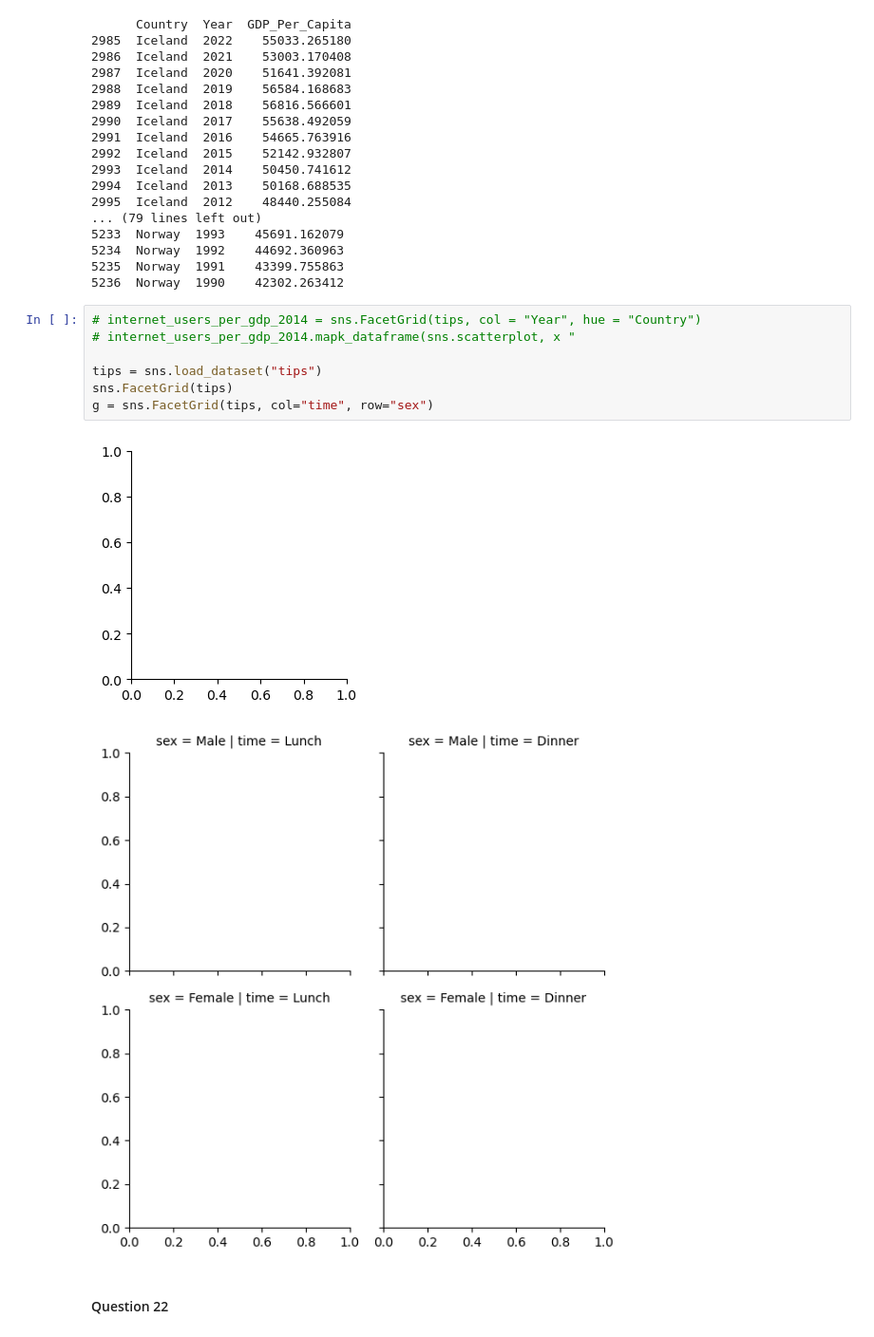
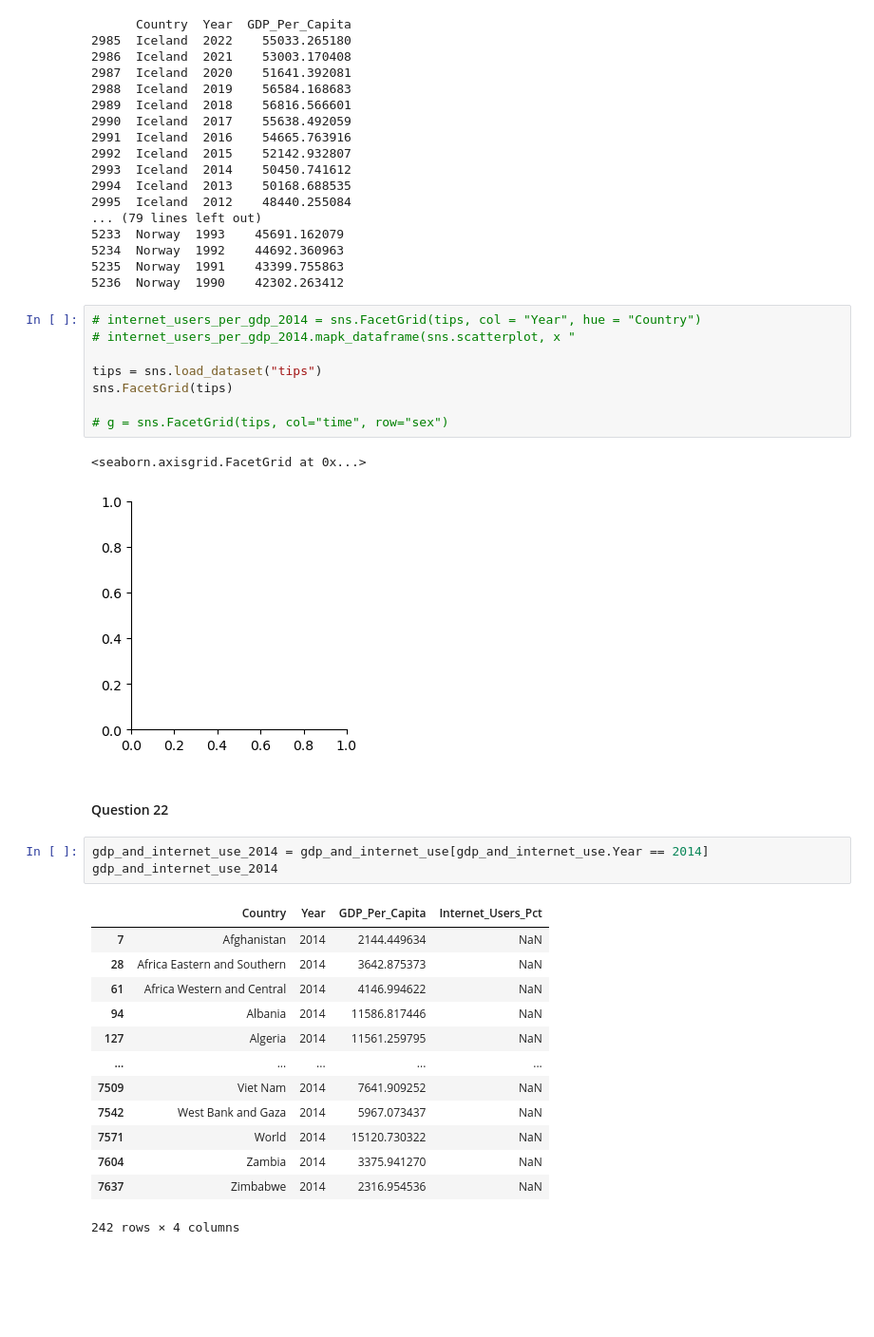
Before and after one commit to NSS-Data-Analytics-Cohort-11/undata-barbsjean, a Jupyter notebook: notebook/UN_data_analysis_DA11.ipynb, the cells around one changed output. Shown: that part at 95% size. Saved outputs shown, nothing was run; the diff lists cells and outputs as text; blank space fills up the shorter version.

```diff
--- a/notebook/UN_data_analysis_DA11.ipynb
+++ b/notebook/UN_data_analysis_DA11.ipynb
@@ -552,9 +481,27 @@ print(gdp_df_Iceland, gdp_df_Bermuda, gdp_df_Norway)
 
 tips = sns.load_dataset("tips")
 sns.FacetGrid(tips)
-g = sns.FacetGrid(tips, col="time", row="sex")
+
+# g = sns.FacetGrid(tips, col="time", row="sex")
 # %% [output]
+<seaborn.axisgrid.FacetGrid at 0x...>
 [figure]
-[figure, removed]
 # %% [markdown]
 #### Question 22
+# %%
+gdp_and_internet_use_2014 = gdp_and_internet_use[gdp_and_internet_use.Year == 2014]
+gdp_and_internet_use_2014
+# %% [output]
+|  | Country | Year | GDP_Per_Capita | Internet_Users_Pct |
+| 7 | Afghanistan | 2014 | 2144.449634 | NaN |
+| 28 | Africa Eastern and Southern | 2014 | 3642.875373 | NaN |
+| 61 | Africa Western and Central | 2014 | 4146.994622 | NaN |
+| 94 | Albania | 2014 | 11586.817446 | NaN |
+| 127 | Algeria | 2014 | 11561.259795 | NaN |
+| ... | ... | ... | ... | ... |
+| 7509 | Viet Nam | 2014 | 7641.909252 | NaN |
+| 7542 | West Bank and Gaza | 2014 | 5967.073437 | NaN |
+| 7571 | World | 2014 | 15120.730322 | NaN |
+| 7604 | Zambia | 2014 | 3375.941270 | NaN |
+| 7637 | Zimbabwe | 2014 | 2316.954536 | NaN |
+242 rows × 4 columns
```
Also changed, not shown: parts of 10 cells of this notebook.
